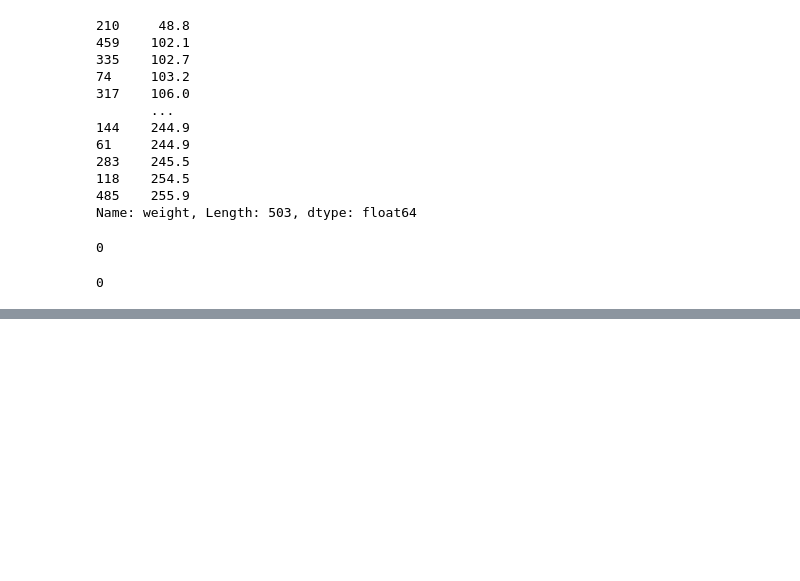
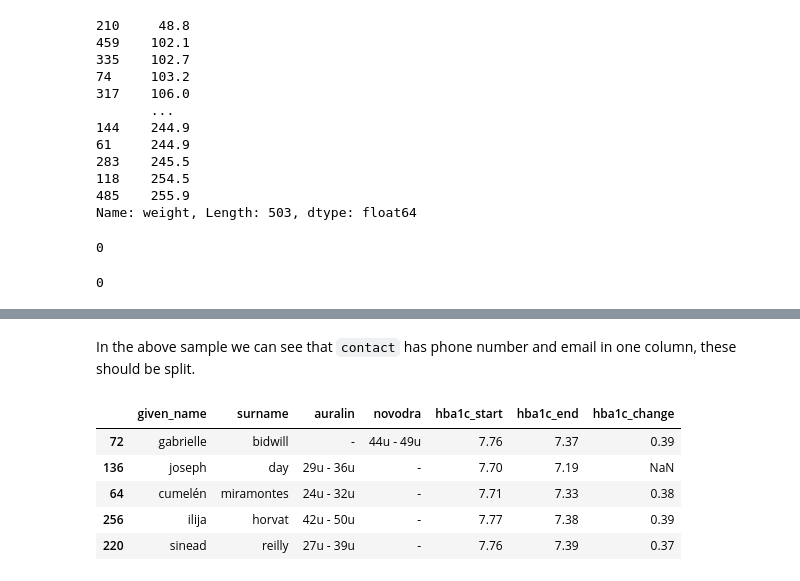
Before and after one commit to nehatarey/data-wrangling, a Jupyter notebook: data-assessment-programmatic-pandas.ipynb, the cells around one changed output, grey strips where cells are left out. Drawn from its saved outputs; the diff is of its cells as text; code cells hidden in the pictures; blank space fills up the shorter version.

```diff
--- a/data-assessment-programmatic-pandas.ipynb
+++ b/data-assessment-programmatic-pandas.ipynb
@@ -277,0 +311,11 @@ sum(treatments.novodra.isnull())
+# %% [markdown]
+In the above sample we can see that `contact` has phone number and email in one column, these should be split.
+# %%
+treatments.sample(5)
+# %% [output]
+|  | given_name | surname | auralin | novodra | hba1c_start | hba1c_end | hba1c_change |
+| 72 | gabrielle | bidwill | - | 44u - 49u | 7.76 | 7.37 | 0.39 |
+| 136 | joseph | day | 29u - 36u | - | 7.70 | 7.19 | NaN |
+| 64 | cumelén | miramontes | 24u - 32u | - | 7.71 | 7.33 | 0.38 |
+| 256 | ilija | horvat | 42u - 50u | - | 7.77 | 7.38 | 0.39 |
+| 220 | sinead | reilly | 27u - 39u | - | 7.76 | 7.39 | 0.37 |
```
Also changed, not shown: parts of 13 cells of this notebook, 1 other file.
